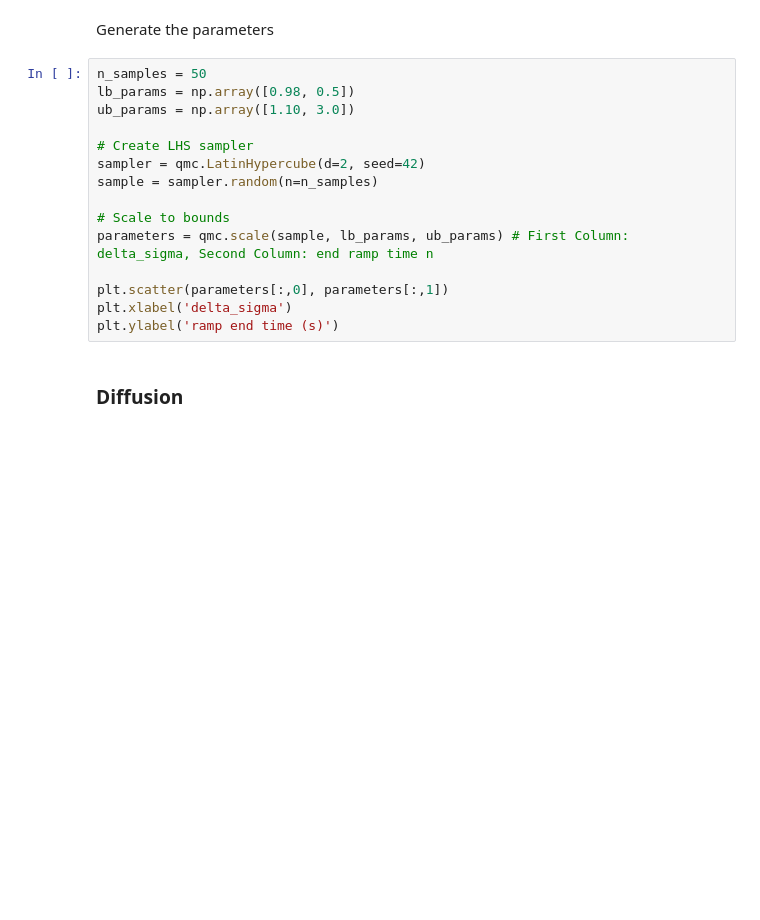
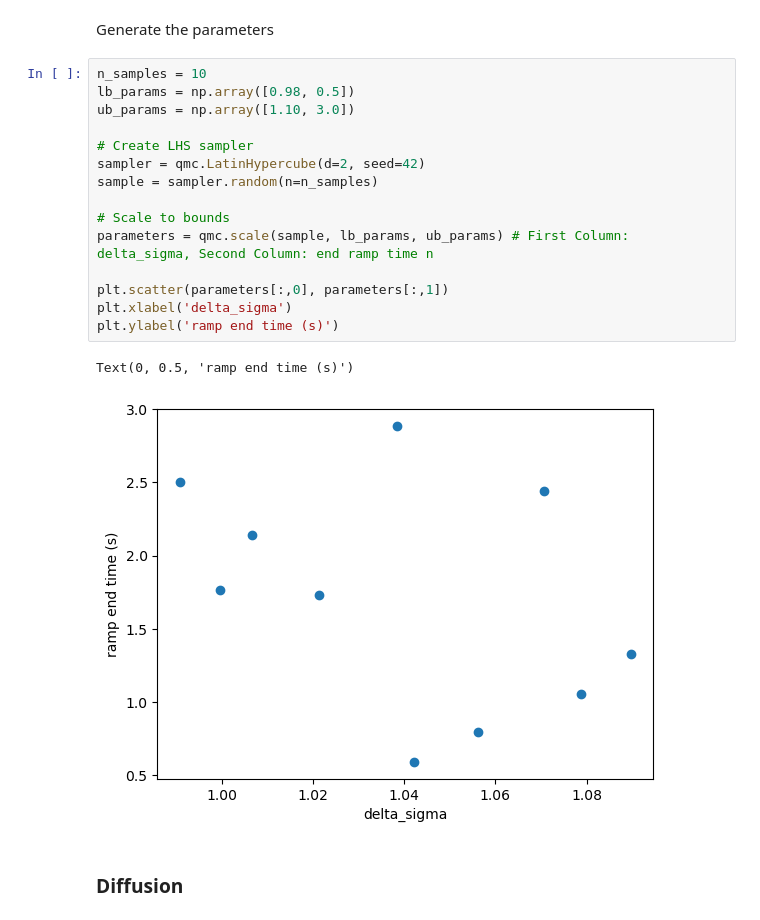
Before and after one commit to ERMETE-Lab/NuSHRED, a Jupyter notebook: Code/P5/01_generate_snaps.ipynb, the cells around one changed output. Saved outputs shown, nothing was run; the diff lists cells and outputs as text; blank space fills up the shorter version.

```diff
--- a/Code/P5/01_generate_snaps.ipynb
+++ b/Code/P5/01_generate_snaps.ipynb
@@ -67,20 +89,23 @@ plt.plot(t_example, ramp_example(t_example), 'k-')
 # %% [markdown]
 Generate the parameters
 # %%
-n_samples = 50
+n_samples = 10
 lb_params = np.array([0.98, 0.5])
 ub_params = np.array([1.10, 3.0])
 
 # Create LHS sampler
 sampler = qmc.LatinHypercube(d=2, seed=42)
 sample = sampler.random(n=n_samples)
 
 # Scale to bounds
 parameters = qmc.scale(sample, lb_params, ub_params) # First Column: delta_sigma, Second Column: end ramp time n
 
 plt.scatter(parameters[:,0], parameters[:,1])
 plt.xlabel('delta_sigma')
 plt.ylabel('ramp end time (s)')
+# %% [output]
+Text(0, 0.5, 'ramp end time (s)')
+[figure, added]
 # %% [markdown]
 ### Diffusion
 # %%
```
Also changed, not shown: parts of 14 cells of this notebook, 5 other files.
